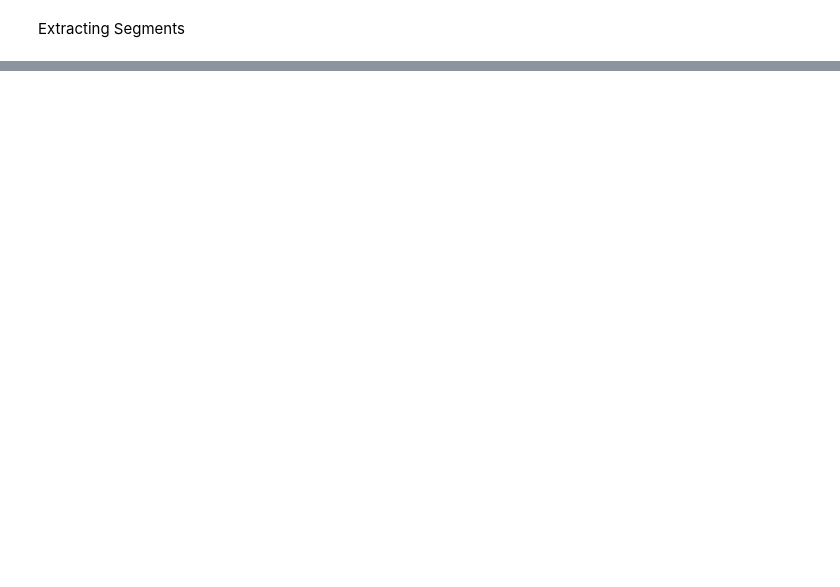
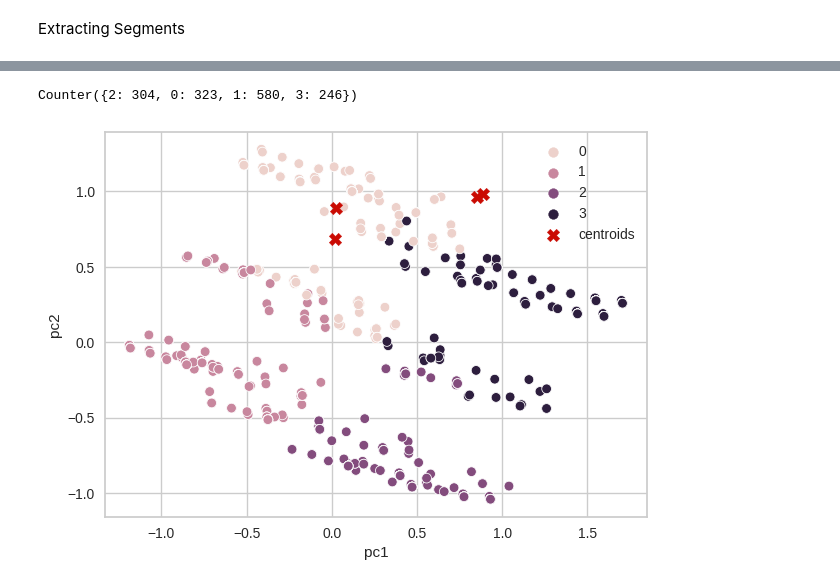
Before and after one commit to anish2cod/Market_Segmentation_Analysis, a Jupyter notebook: McDonald_market_segmentation.ipynb, the cells around one changed output, grey strips where cells are left out. Drawn from its saved outputs; the diff is of its cells as text; code cells hidden in the pictures; blank space fills up the shorter version.

```diff
--- a/McDonald_market_segmentation.ipynb
+++ b/McDonald_market_segmentation.ipynb
@@ -228 +280,10 @@ visualizer.show()
 <Axes: title={'center': 'Distortion Score Elbow for KMeans Clustering'}, xlabel='k', ylabel='distortion score'>
+# %%
+#K-means clustering
+
+kmeans = KMeans(n_clusters=4, init='k-means++', random_state=0).fit(df_eleven)
+df1['cluster_num'] = kmeans.labels_ #adding to df
+print (kmeans.labels_) #Label assigned for each data point
+print (kmeans.inertia_) #gives within-cluster sum of squares.
+print(kmeans.n_iter_) #number of iterations that k-means algorithm runs to get a minimum within-cluster sum of squares
+print(kmeans.cluster_centers_) #Location of the centroids on each cluster.
@@ -228,0 +302,15 @@ visualizer.show()
+# %%
+#To see each cluster size
+from collections import Counter
+Counter(kmeans.labels_)
+# %% [output]
+Counter({2: 304, 0: 323, 1: 580, 3: 246})
+# %%
+#Visulazing clusters
+sns.scatterplot(data=pf, x="pc1", y="pc2", hue=kmeans.labels_)
+plt.scatter(kmeans.cluster_centers_[:,0], kmeans.cluster_centers_[:,1],
+            marker="X", c="r", s=80, label="centroids")
+plt.legend()
+plt.show()
+# %% [output]
+[figure, added]
```
Also changed, not shown: parts of 21 cells of this notebook.
